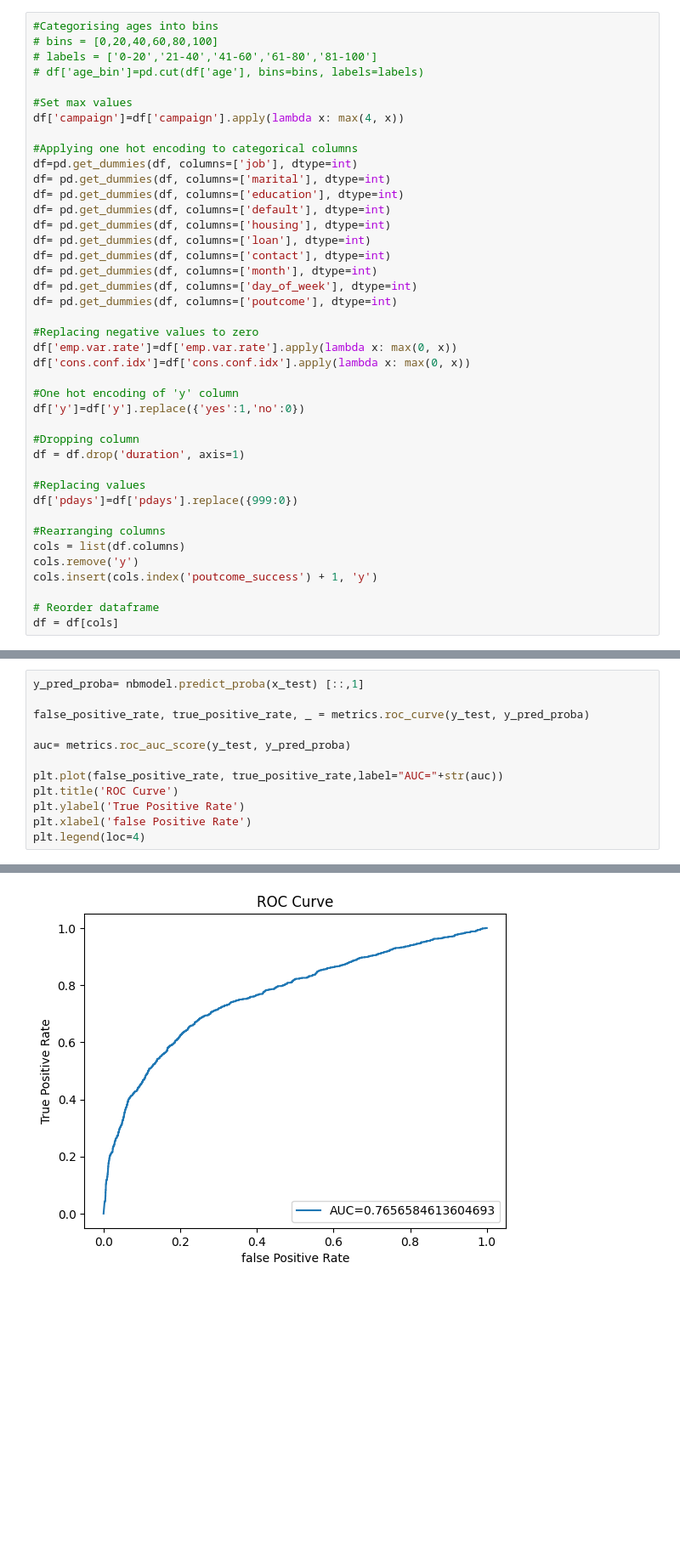
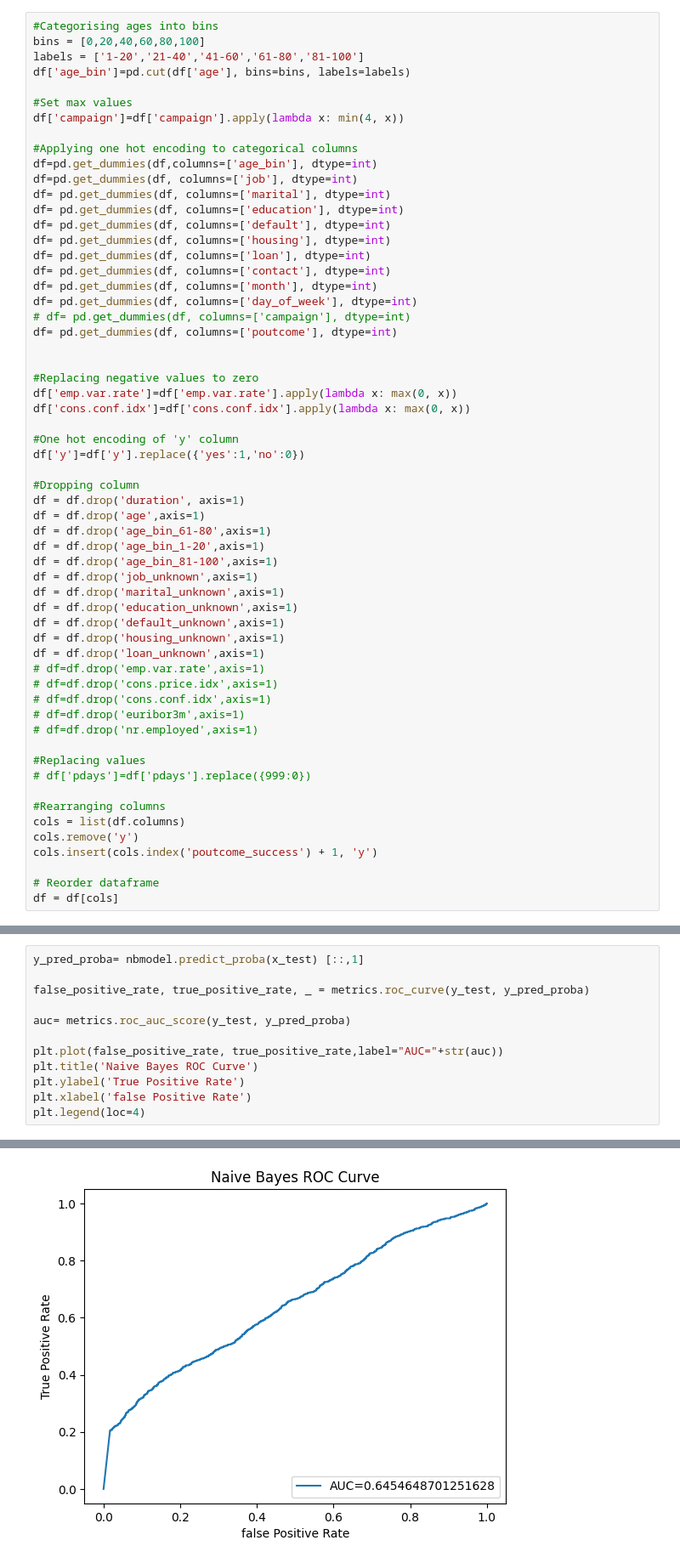
Before and after one commit to srimos/DI_Bootcamp, a Jupyter notebook: Week11/model.ipynb, the cells around one changed output, grey strips where cells are left out. Shown at 85% size. Drawn from its saved outputs; the diff is of its cells as text; blank space fills up the shorter version.

```diff
--- a/Week11/model.ipynb
+++ b/Week11/model.ipynb
@@ -29,14 +29,15 @@ df.head(5)
 5 rows × 21 columns
 # %%
 #Categorising ages into bins
-# bins = [0,20,40,60,80,100]
-# labels = ['0-20','21-40','41-60','61-80','81-100']
-# df['age_bin']=pd.cut(df['age'], bins=bins, labels=labels)
+bins = [0,20,40,60,80,100]
+labels = ['1-20','21-40','41-60','61-80','81-100']
+df['age_bin']=pd.cut(df['age'], bins=bins, labels=labels)
 
 #Set max values
-df['campaign']=df['campaign'].apply(lambda x: max(4, x))
+df['campaign']=df['campaign'].apply(lambda x: min(4, x))
 
 #Applying one hot encoding to categorical columns
+df=pd.get_dummies(df,columns=['age_bin'], dtype=int)
 df=pd.get_dummies(df, columns=['job'], dtype=int)
 df= pd.get_dummies(df, columns=['marital'], dtype=int)
 df= pd.get_dummies(df, columns=['education'], dtype=int)
@@ -46,7 +47,9 @@ df= pd.get_dummies(df, columns=['loan'], dtype=int)
 df= pd.get_dummies(df, columns=['contact'], dtype=int)
 df= pd.get_dummies(df, columns=['month'], dtype=int)
 df= pd.get_dummies(df, columns=['day_of_week'], dtype=int)
+# df= pd.get_dummies(df, columns=['campaign'], dtype=int)
 df= pd.get_dummies(df, columns=['poutcome'], dtype=int)
+
 
 #Replacing negative values to zero
 df['emp.var.rate']=df['emp.var.rate'].apply(lambda x: max(0, x))
@@ -57,9 +60,24 @@ df['y']=df['y'].replace({'yes':1,'no':0})
 
 #Dropping column
 df = df.drop('duration', axis=1)
+df = df.drop('age',axis=1)
+df = df.drop('age_bin_61-80',axis=1)
+df = df.drop('age_bin_1-20',axis=1)
+df = df.drop('age_bin_81-100',axis=1)
+df = df.drop('job_unknown',axis=1)
+df = df.drop('marital_unknown',axis=1)
+df = df.drop('education_unknown',axis=1)
+df = df.drop('default_unknown',axis=1)
+df = df.drop('housing_unknown',axis=1)
+df = df.drop('loan_unknown',axis=1)
+# df=df.drop('emp.var.rate',axis=1)
+# df=df.drop('cons.price.idx',axis=1)
+# df=df.drop('cons.conf.idx',axis=1)
+# df=df.drop('euribor3m',axis=1)
+# df=df.drop('nr.employed',axis=1)
 
 #Replacing values
-df['pdays']=df['pdays'].replace({999:0})
+# df['pdays']=df['pdays'].replace({999:0})
 
 #Rearranging columns
 cols = list(df.columns)
@@ -344,18 +386,18 @@ weighted avg       0.87      0.88      0.87      8238
 # %%
 y_pred_proba= nbmodel.predict_proba(x_test) [::,1]
 
 false_positive_rate, true_positive_rate, _ = metrics.roc_curve(y_test, y_pred_proba)
 
 auc= metrics.roc_auc_score(y_test, y_pred_proba)
 
 plt.plot(false_positive_rate, true_positive_rate,label="AUC="+str(auc))
-plt.title('ROC Curve')
+plt.title('Naive Bayes ROC Curve')
 plt.ylabel('True Positive Rate')
 plt.xlabel('false Positive Rate')
 plt.legend(loc=4)
 # %% [output]
 <matplotlib.legend.Legend at 0x...>
-[figure, old version]
+[figure, new version]
 # %%
 #visualise the results
 plt.figure(figsize=(10, 6))
```
Also changed, not shown: parts of 18 cells of this notebook, 3 other files.
